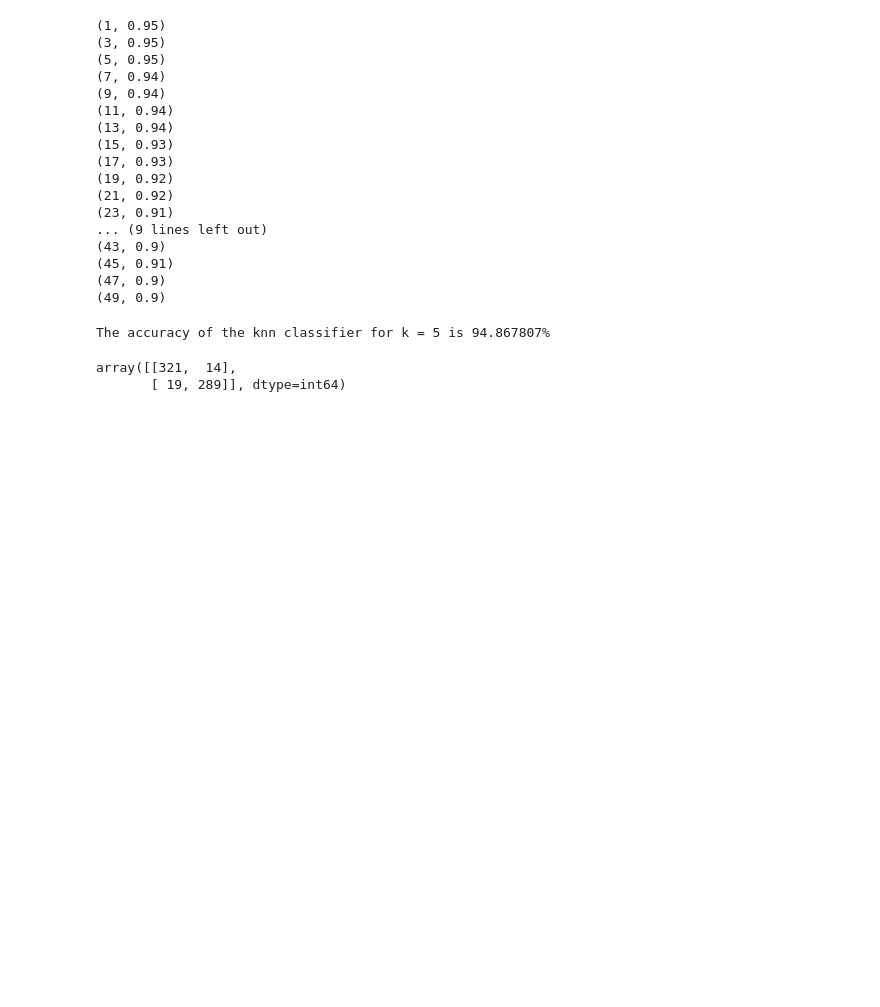
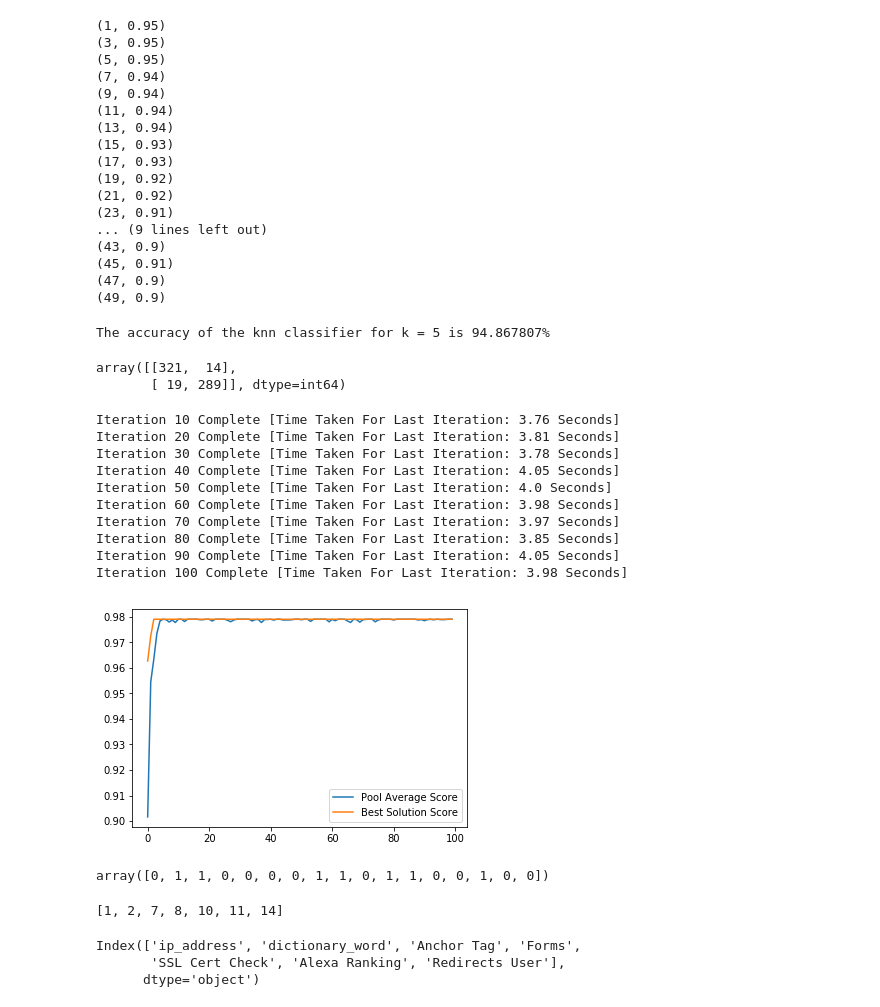
Before and after one commit to prabhnoor0212/malicious-website-detection, a Jupyter notebook: Analysis_Working.ipynb, the cells around one changed output. Drawn from its saved outputs; the diff is of its cells as text; code cells hidden in the pictures; blank space fills up the shorter version.

```diff
--- a/Analysis_Working.ipynb
+++ b/Analysis_Working.ipynb
@@ -657,3 +657,43 @@ confusion_matrix(y_test,pred)
 # %% [output]
 array([[321,  14],
        [ 19, 289]], dtype=int64)
+# %%
+from geneticfs import GeneticFS
+
+gen_model = KNeighborsClassifier(n_neighbors=optimal_k, algorithm='kd_tree')
+gfs = GeneticFS()
+
+# fit the optimizer
+gfs.fit(model=gen_model, _type='classification', X=X, y=y) # classification model
+
+# get results output
+binary_output_of_optimal_variables, indicies_of_optimal_variables = gfs.results()
+
+# plot results of progress
+gfs.plot_progress()
+# %% [output]
+Iteration 10 Complete [Time Taken For Last Iteration: 3.76 Seconds]
+Iteration 20 Complete [Time Taken For Last Iteration: 3.81 Seconds]
+Iteration 30 Complete [Time Taken For Last Iteration: 3.78 Seconds]
+Iteration 40 Complete [Time Taken For Last Iteration: 4.05 Seconds]
+Iteration 50 Complete [Time Taken For Last Iteration: 4.0 Seconds]
+Iteration 60 Complete [Time Taken For Last Iteration: 3.98 Seconds]
+Iteration 70 Complete [Time Taken For Last Iteration: 3.97 Seconds]
+Iteration 80 Complete [Time Taken For Last Iteration: 3.85 Seconds]
+Iteration 90 Complete [Time Taken For Last Iteration: 4.05 Seconds]
+Iteration 100 Complete [Time Taken For Last Iteration: 3.98 Seconds]
+[figure, added]
+# %%
+binary_output_of_optimal_variables
+# %% [output]
+array([0, 1, 1, 0, 0, 0, 0, 1, 1, 0, 1, 1, 0, 0, 1, 0, 0])
+# %%
+indicies_of_optimal_variables
+# %% [output]
+[1, 2, 7, 8, 10, 11, 14]
+# %%
+X.columns[indicies_of_optimal_variables]
+# %% [output]
+Index(['ip_address', 'dictionary_word', 'Anchor Tag', 'Forms',
+       'SSL Cert Check', 'Alexa Ranking', 'Redirects User'],
+      dtype='object')
```
Also changed, not shown: parts of 6 cells of this notebook, 1 other file.
